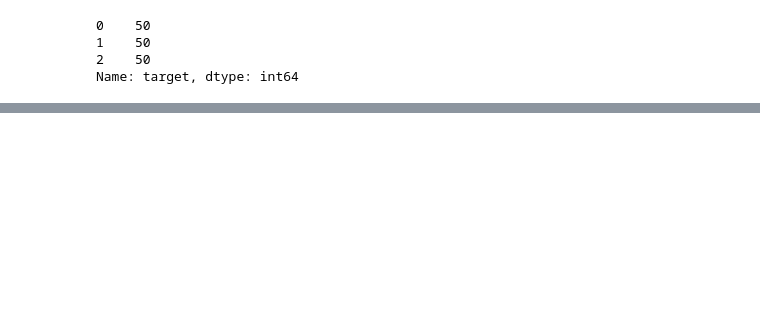
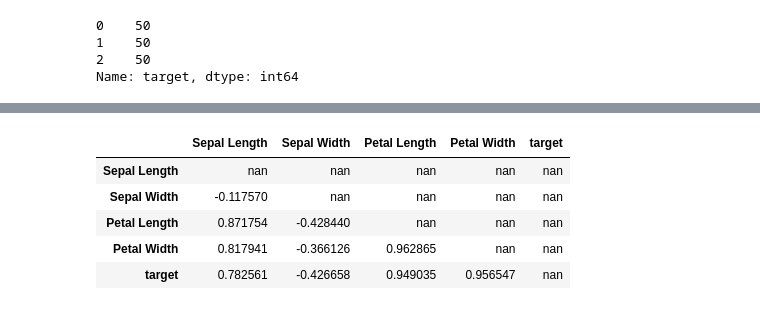
Before and after one commit to abdulhakkeempa/iris-classification, a Jupyter notebook: Iris_Classification.ipynb, the cells around one changed output, grey strips where cells are left out. Saved outputs shown, nothing was run; the diff lists cells and outputs as text; code cells hidden in the pictures; blank space fills up the shorter version.

```diff
--- a/Iris_Classification.ipynb
+++ b/Iris_Classification.ipynb
@@ -64,0 +79,14 @@ df.describe().T #stastictical inference from the dataset.
+# %%
+corr = df.corr('pearson')
+# corr.style.background_gradient(cmap='coolwarm')
+mask = np.zeros_like(corr, dtype=bool)
+mask[np.triu_indices_from(mask)] = True
+corr[mask] = np.nan
+corr.style.background_gradient(cmap='coolwarm', axis=None, vmin=-1, vmax=1).highlight_null(color='#f1f1f1')  # Color NaNs grey
+# %% [output]
+|  | Sepal Length | Sepal Width | Petal Length | Petal Width | target |
+| Sepal Length | nan | nan | nan | nan | nan |
+| Sepal Width | -0.117570 | nan | nan | nan | nan |
+| Petal Length | 0.871754 | -0.428440 | nan | nan | nan |
+| Petal Width | 0.817941 | -0.366126 | 0.962865 | nan | nan |
+| target | 0.782561 | -0.426658 | 0.949035 | 0.956547 | nan |
```
Also changed, not shown: parts of 9 cells of this notebook.
